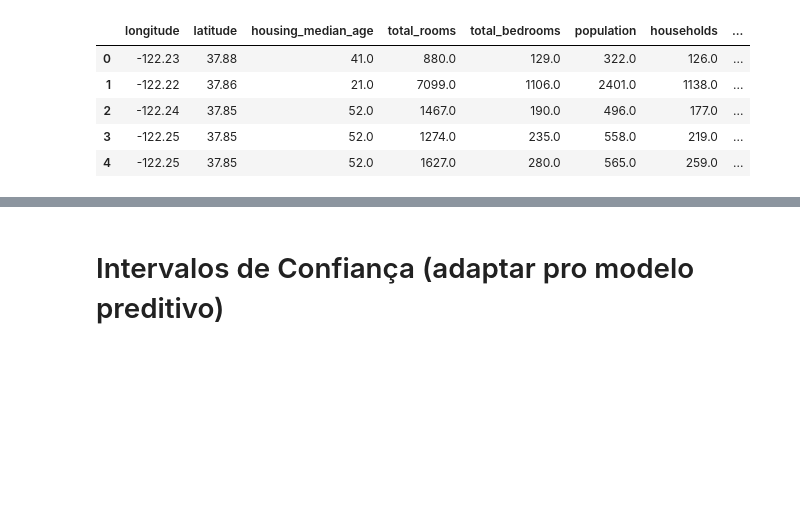
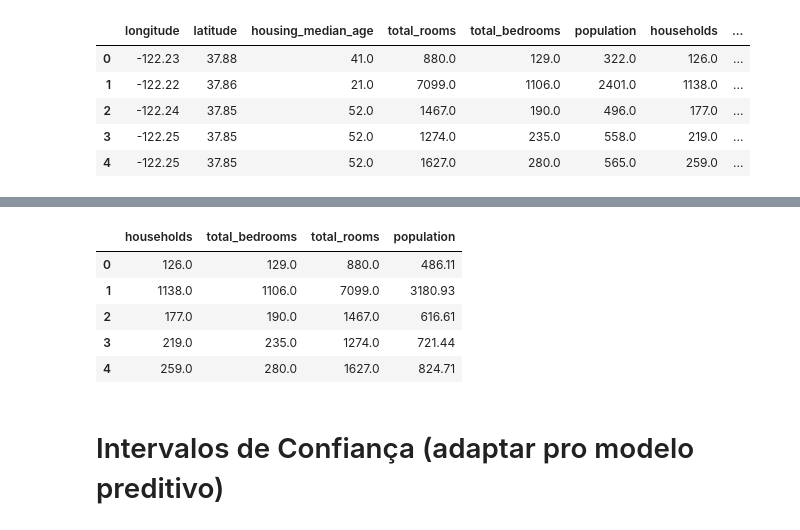
Before and after one commit to Enzo-Martins-dev/Housing_Prices, a Jupyter notebook: main.ipynb, the cells around one changed output, grey strips where cells are left out. Drawn from its saved outputs; the diff is of its cells as text; code cells hidden in the pictures; blank space fills up the shorter version.

```diff
--- a/main.ipynb
+++ b/main.ipynb
@@ -264,0 +271,8 @@ df_predict.head()
+# %%
+y = df_no_outliers['population']
+x = df_no_outliers[['households', 'total_bedrooms', 'total_rooms']]
+# %%
+X_train, X_test, y_train, y_test = train_test_split(x, y, test_size=0.3, random_state=42)
+# %%
+model = LinearRegression()
+model.fit(X_train, y_train)
@@ -264,0 +303,19 @@ df_predict.head()
+# %%
+data_dois = {
+    'longitude': [-122.23, -122.22, -122.24, -122.25, -122.25],
+    'latitude': [37.88, 37.86, 37.85, 37.85, 37.85],
+    'housing_median_age': [41.0, 21.0, 52.0, 52.0, 52.0],
+    'total_rooms': [880.0, 7099.0, 1467.0, 1274.0, 1627.0],
+    'total_bedrooms': [129.0, 1106.0, 190.0, 235.0, 280.0],
+    'households': [126.0, 1138.0, 177.0, 219.0, 259.0],
+    'median_income': [8.3252, 8.3014, 7.2574, 5.6431, 3.8462],
+    'median_house_value': [452600.0, 358500.0, 352100.0, 341300.0, 342200.0],
+    'ocean_proximity': [1,1,1,2,1]
+}
+
+df_predict_dois = pd.DataFrame(data_dois)
+df_predict_dois = df_predict_dois.drop(['median_income', 'median_house_value', 'ocean_proximity', 'longitude', 'latitude'], axis=1)
+df_predict_dois = df_predict_dois[['households', 'total_bedrooms', 'total_rooms']]
+
+predicted_values_dois = model.predict(df_predict_dois)
+df_predict_dois["population"] = predicted_values_dois.round(2)
@@ -265,3 +331,12 @@ df_predict.head()
+# %%
+df_predict_dois.head()
+# %% [output]
+|  | households | total_bedrooms | total_rooms | population |
+| 0 | 126.0 | 129.0 | 880.0 | 486.11 |
+| 1 | 1138.0 | 1106.0 | 7099.0 | 3180.93 |
+| 2 | 177.0 | 190.0 | 1467.0 | 616.61 |
+| 3 | 219.0 | 235.0 | 1274.0 | 721.44 |
+| 4 | 259.0 | 280.0 | 1627.0 | 824.71 |
 # %% [markdown]
 # Intervalos de Confiança (adaptar pro modelo preditivo)
 # %%
```
Also changed, not shown: parts of 12 cells of this notebook.
